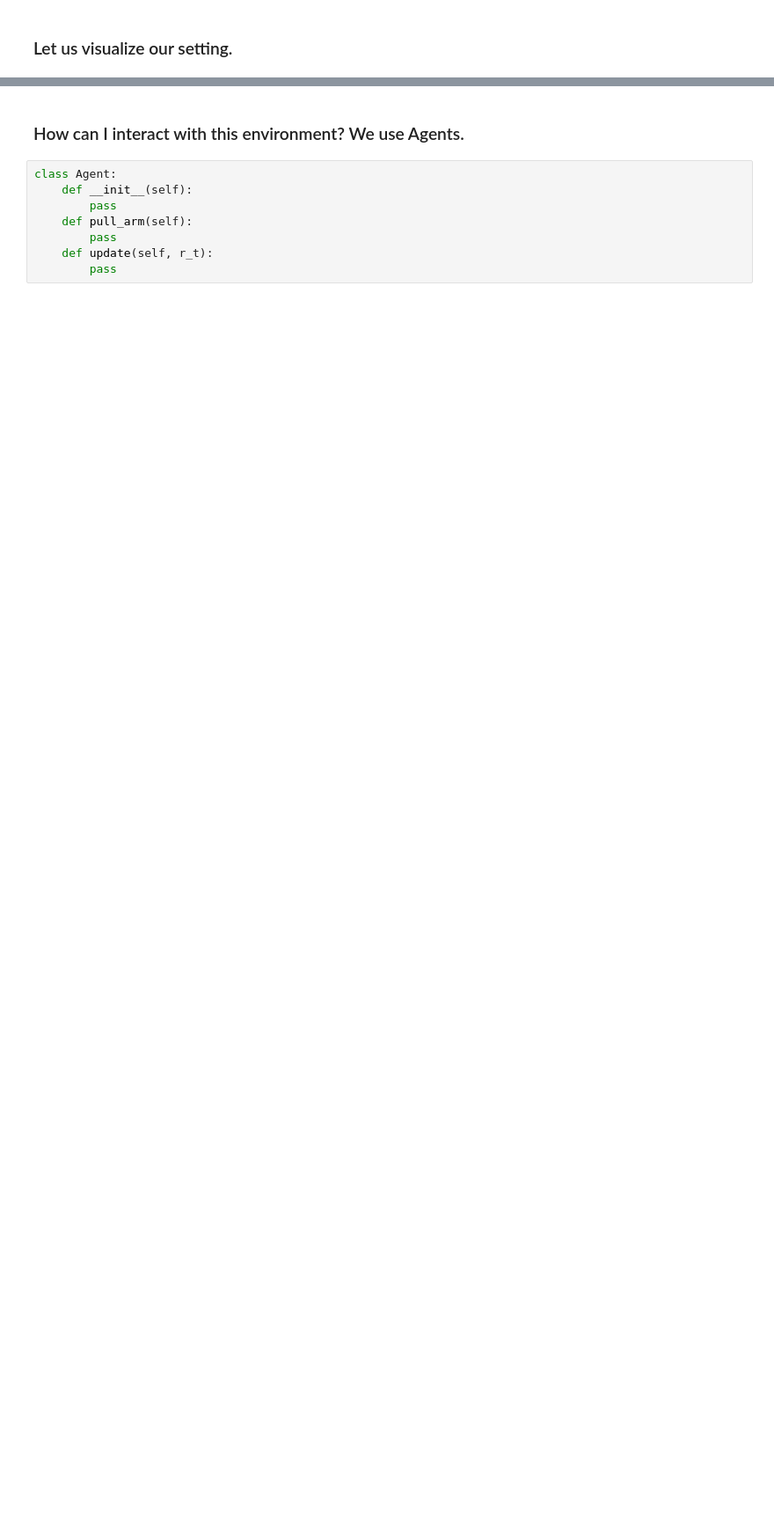
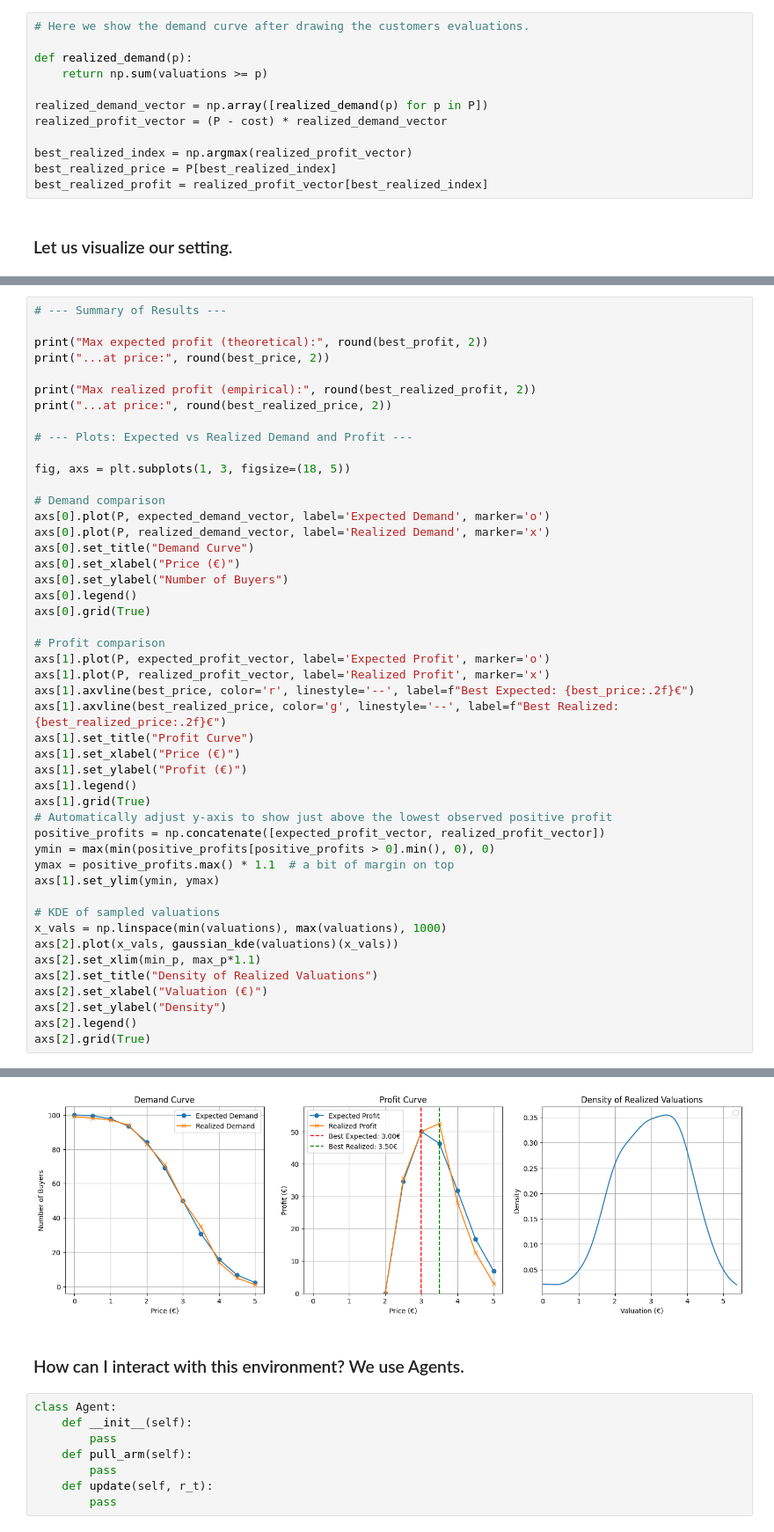
Before and after one commit to peetceenatoo/online-learning, a Jupyter notebook: R1.ipynb, the cells around one changed output, grey strips where cells are left out. Shown at 88% size. Cells and saved outputs as stored; diff of their text form; blank space fills up the shorter version.

```diff
--- a/R1.ipynb
+++ b/R1.ipynb
@@ -54,2 +79,14 @@ env = PricingEnvironmentSingleProduct(valuations=valuations, cost=cost)
+# %%
+# Here we show the demand curve after drawing the customers evaluations.
+
+def realized_demand(p):
+    return np.sum(valuations >= p)
+
+realized_demand_vector = np.array([realized_demand(p) for p in P])
+realized_profit_vector = (P - cost) * realized_demand_vector
+
+best_realized_index = np.argmax(realized_profit_vector)
+best_realized_price = P[best_realized_index]
+best_realized_profit = realized_profit_vector[best_realized_index]
 # %% [markdown]
 ### Let us visualize our setting.
@@ -92,0 +93,48 @@ Text(0, 0.5, 'Density')
+# %%
+# --- Summary of Results ---
+
+print("Max expected profit (theoretical):", round(best_profit, 2))
+print("...at price:", round(best_price, 2))
+
+print("Max realized profit (empirical):", round(best_realized_profit, 2))
+print("...at price:", round(best_realized_price, 2))
+
+# --- Plots: Expected vs Realized Demand and Profit ---
+
+fig, axs = plt.subplots(1, 3, figsize=(18, 5))
+
+# Demand comparison
+axs[0].plot(P, expected_demand_vector, label='Expected Demand', marker='o')
+axs[0].plot(P, realized_demand_vector, label='Realized Demand', marker='x')
+axs[0].set_title("Demand Curve")
+axs[0].set_xlabel("Price (€)")
+axs[0].set_ylabel("Number of Buyers")
+axs[0].legend()
+axs[0].grid(True)
+
+# Profit comparison
+axs[1].plot(P, expected_profit_vector, label='Expected Profit', marker='o')
+axs[1].plot(P, realized_profit_vector, label='Realized Profit', marker='x')
+axs[1].axvline(best_price, color='r', linestyle='--', label=f"Best Expected: {best_price:.2f}€")
+axs[1].axvline(best_realized_price, color='g', linestyle='--', label=f"Best Realized: {best_realized_price:.2f}€")
+axs[1].set_title("Profit Curve")
+axs[1].set_xlabel("Price (€)")
+axs[1].set_ylabel("Profit (€)")
+axs[1].legend()
+axs[1].grid(True)
+# Automatically adjust y-axis to show just above the lowest observed positive profit
+positive_profits = np.concatenate([expected_profit_vector, realized_profit_vector])
+ymin = max(min(positive_profits[positive_profits > 0].min(), 0), 0)
+ymax = positive_profits.max() * 1.1  # a bit of margin on top
+axs[1].set_ylim(ymin, ymax)
+
+# KDE of sampled valuations
+x_vals = np.linspace(min(valuations), max(valuations), 1000)
+axs[2].plot(x_vals, gaussian_kde(valuations)(x_vals))
+axs[2].set_xlim(min_p, max_p*1.1)
+axs[2].set_title("Density of Realized Valuations")
+axs[2].set_xlabel("Valuation (€)")
+axs[2].set_ylabel("Density")
+axs[2].legend()
+axs[2].grid(True)
+# %% [output]
@@ -93,3 +145,4 @@ Text(0, 0.5, 'Density')
+[figure, added]
 # %% [markdown]
 ### How can I interact with this environment? We use Agents.
 # %%
```
Also changed, not shown: parts of 13 cells of this notebook.
